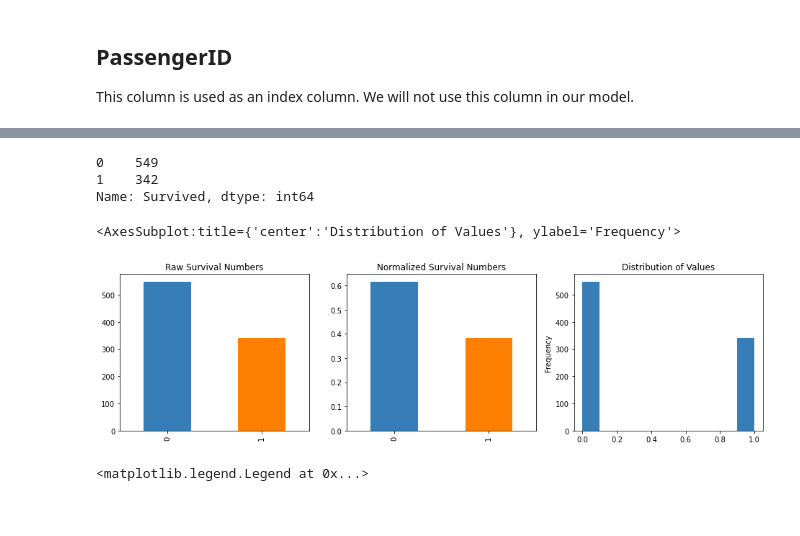
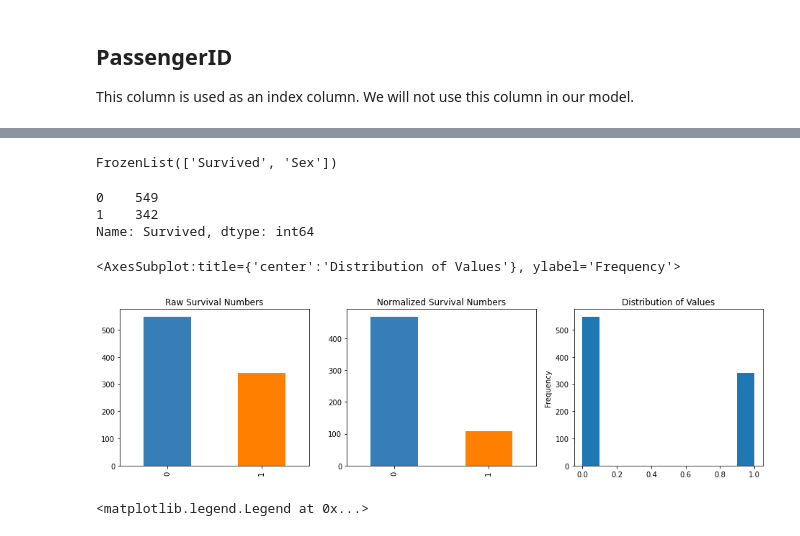
Before and after one commit to bperry555/kaggle, a Jupyter notebook: titanic/titanic.ipynb, the cells around one changed output, grey strips where cells are left out. Drawn from its saved outputs; the diff is of its cells as text; code cells hidden in the pictures.

Commit message:
changed some markdown and some graphs

```diff
--- a/titanic/titanic.ipynb
+++ b/titanic/titanic.ipynb
@@ -161,25 +204,29 @@ y_train = train_data['Survived']
+# %%
+d.index.names
+# %% [output]
+FrozenList(['Survived', 'Sex'])
 # %%
 print(train_data.Survived.value_counts())
 
 plt.figure(figsize=[16,4])
 
 plt.subplot(1,3,1)
 plt.title('Raw Survival Numbers')
 train_data.Survived.value_counts().plot(kind='bar',color=color)
 
 plt.subplot(1,3,2)
 plt.title('Normalized Survival Numbers')
-train_data.Survived.value_counts(normalize=True).plot(kind='bar',color=color)
+train_data['Survived'][train_data['Sex'] == 'male'].value_counts().plot(kind='bar', color=color)
 
 plt.subplot(1,3,3)
 plt.title('Distribution of Values')
 train_data.Survived.plot(kind='hist')
 # %% [output]
 0    549
 1    342
 Name: Survived, dtype: int64
 <AxesSubplot:title={'center':'Distribution of Values'}, ylabel='Frequency'>
-[figure, old version]
+[figure, new version]
 # %%
 for x in [1,2,3]:
     train_data.Survived[train_data.Pclass == x].plot(kind='kde')
```
Also changed, not shown: parts of 43 cells of this notebook.
